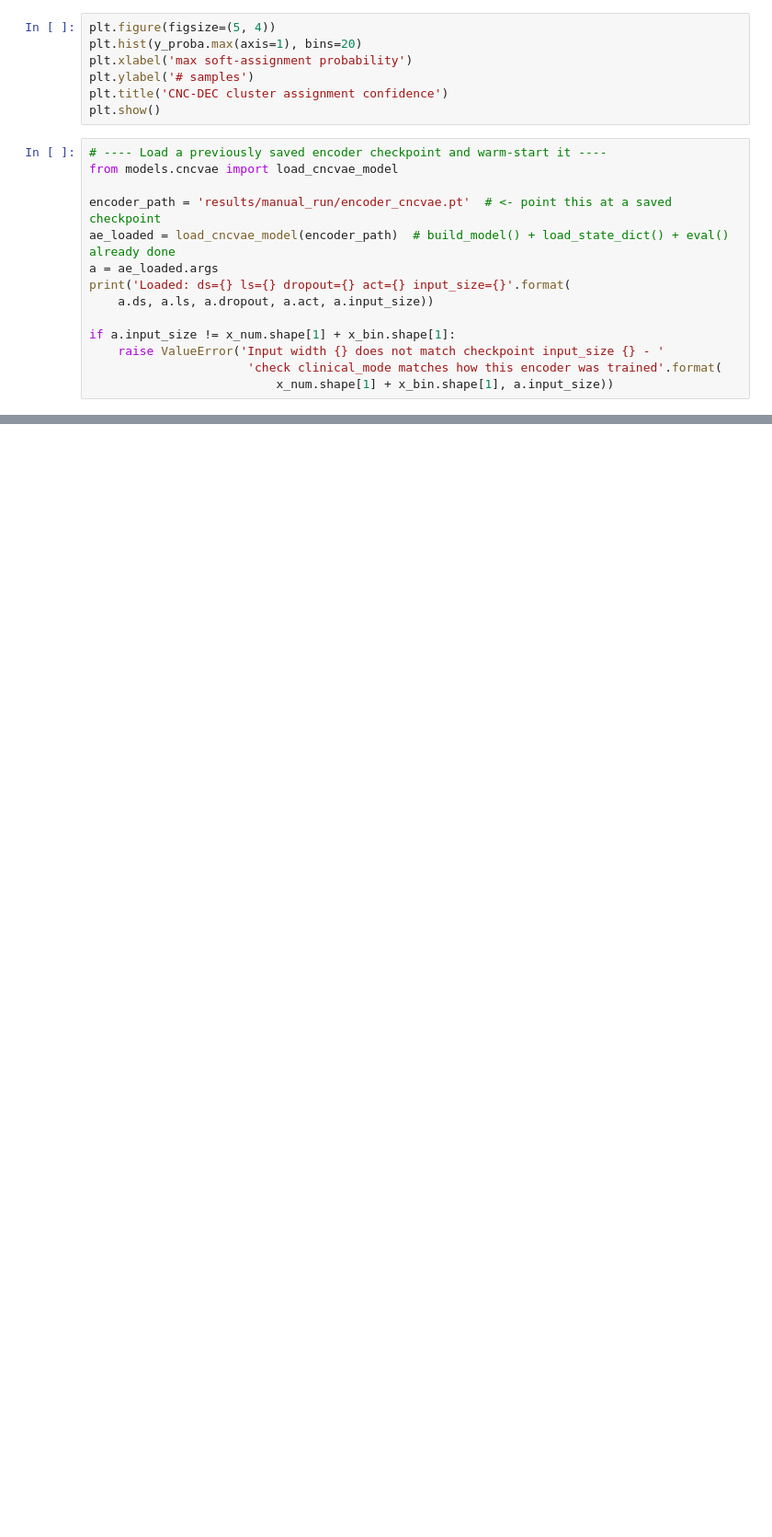
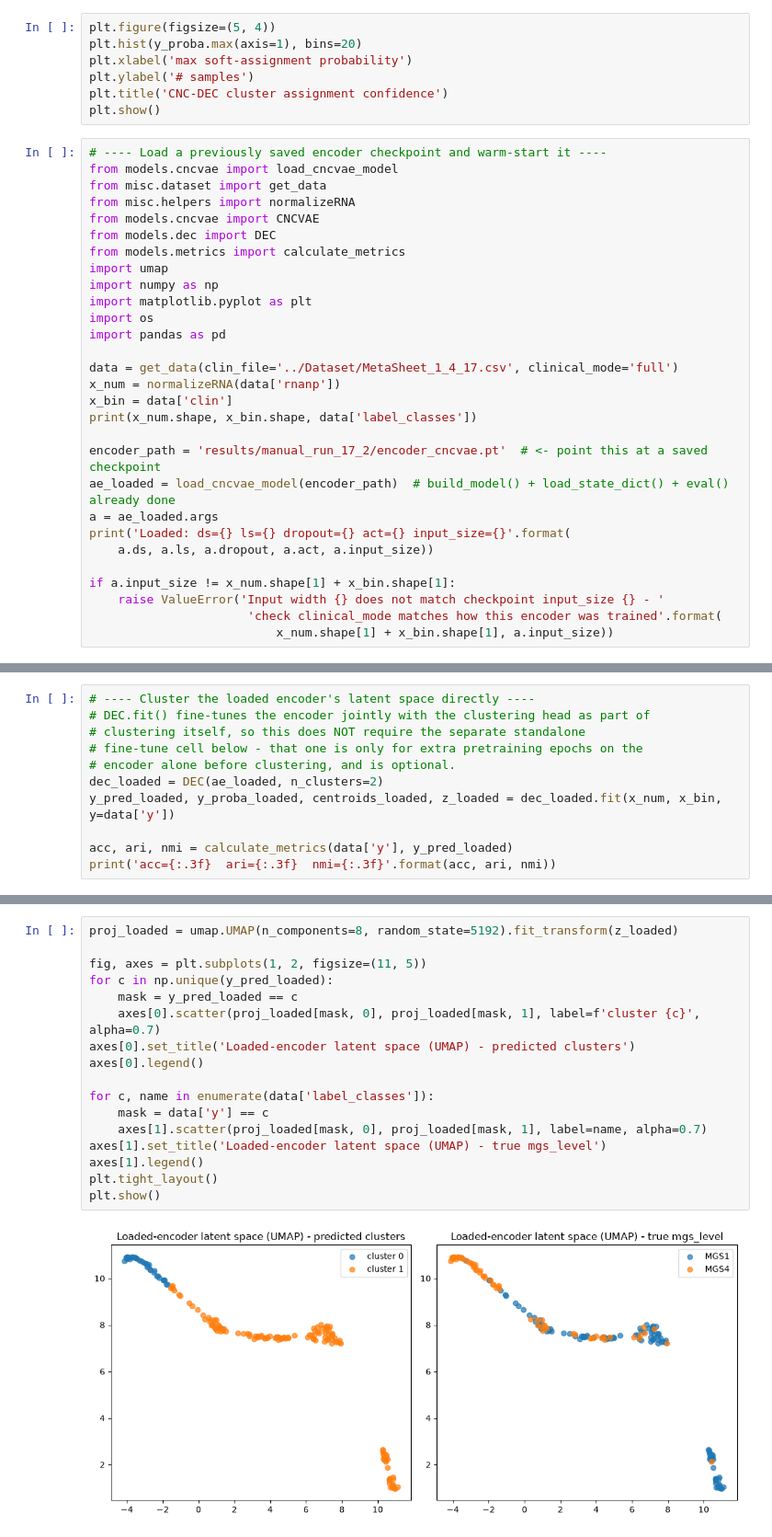
Before and after one commit to Brayan695/RNAseq-AMD, a Jupyter notebook: CNC-DEC/CNC-DEC Runner.ipynb, the cells around one changed output, grey strips where cells are left out. Shown at 92% size. Drawn from its saved outputs; the diff is of its cells as text; blank space fills up the shorter version.

Commit message:
UMAP CLustering

```diff
--- a/CNC-DEC/CNC-DEC Runner.ipynb
+++ b/CNC-DEC/CNC-DEC Runner.ipynb
@@ -108,8 +88,23 @@ plt.show()
 # %%
 # ---- Load a previously saved encoder checkpoint and warm-start it ----
 from models.cncvae import load_cncvae_model
+from misc.dataset import get_data
+from misc.helpers import normalizeRNA
+from models.cncvae import CNCVAE
+from models.dec import DEC
+from models.metrics import calculate_metrics
+import umap
+import numpy as np
+import matplotlib.pyplot as plt
+import os
+import pandas as pd
 
-encoder_path = 'results/manual_run/encoder_cncvae.pt'  # <- point this at a saved checkpoint
+data = get_data(clin_file='../Dataset/MetaSheet_1_4_17.csv', clinical_mode='full')
+x_num = normalizeRNA(data['rnanp'])
+x_bin = data['clin']
+print(x_num.shape, x_bin.shape, data['label_classes'])
+
+encoder_path = 'results/manual_run_17_2/encoder_cncvae.pt'  # <- point this at a saved checkpoint
 ae_loaded = load_cncvae_model(encoder_path)  # build_model() + load_state_dict() + eval() already done
 a = ae_loaded.args
 print('Loaded: ds={} ls={} dropout={} act={} input_size={}'.format(
@@ -121,0 +120,11 @@ if a.input_size != x_num.shape[1] + x_bin.shape[1]:
+# %%
+# ---- Cluster the loaded encoder's latent space directly ----
+# DEC.fit() fine-tunes the encoder jointly with the clustering head as part of
+# clustering itself, so this does NOT require the separate standalone
+# fine-tune cell below - that one is only for extra pretraining epochs on the
+# encoder alone before clustering, and is optional.
+dec_loaded = DEC(ae_loaded, n_clusters=2)
+y_pred_loaded, y_proba_loaded, centroids_loaded, z_loaded = dec_loaded.fit(x_num, x_bin, y=data['y'])
+
+acc, ari, nmi = calculate_metrics(data['y'], y_pred_loaded)
+print('acc={:.3f}  ari={:.3f}  nmi={:.3f}'.format(acc, ari, nmi))
@@ -122 +141,20 @@ if a.input_size != x_num.shape[1] + x_bin.shape[1]:
+# %%
+proj_loaded = umap.UMAP(n_components=8, random_state=5192).fit_transform(z_loaded)
+
+fig, axes = plt.subplots(1, 2, figsize=(11, 5))
+for c in np.unique(y_pred_loaded):
+    mask = y_pred_loaded == c
+    axes[0].scatter(proj_loaded[mask, 0], proj_loaded[mask, 1], label=f'cluster {c}', alpha=0.7)
+axes[0].set_title('Loaded-encoder latent space (UMAP) - predicted clusters')
+axes[0].legend()
+
+for c, name in enumerate(data['label_classes']):
+    mask = data['y'] == c
+    axes[1].scatter(proj_loaded[mask, 0], proj_loaded[mask, 1], label=name, alpha=0.7)
+axes[1].set_title('Loaded-encoder latent space (UMAP) - true mgs_level')
+axes[1].legend()
+plt.tight_layout()
+plt.show()
+# %% [output]
+[figure, added]
 # %%
```
Also changed, not shown: parts of 7 cells of this notebook, 2 other files.
